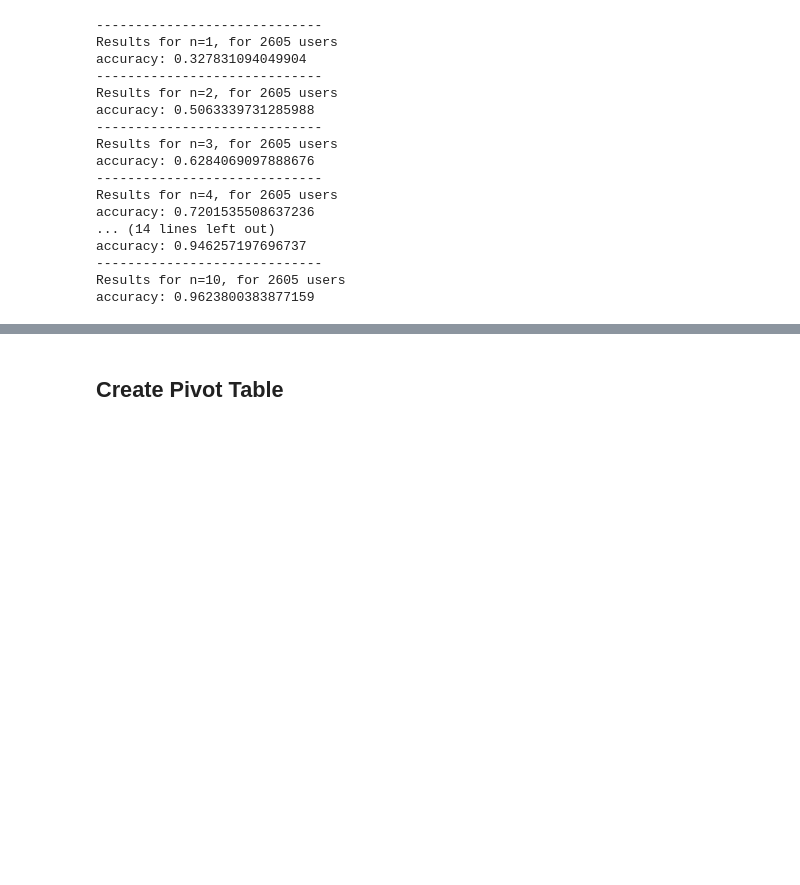
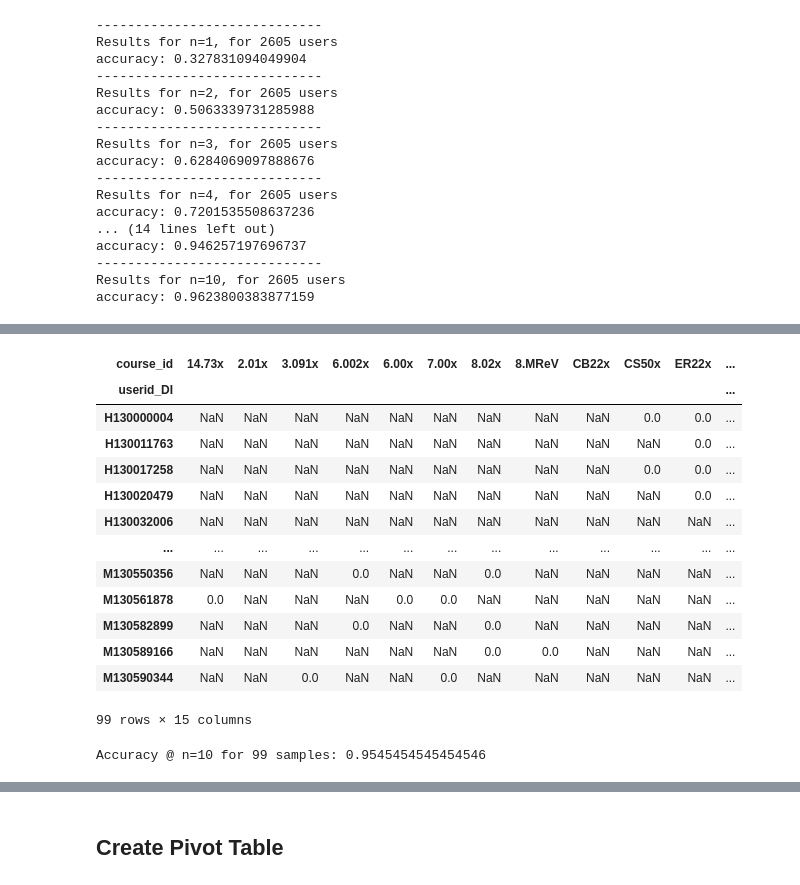
Before and after one commit to ainica/CM3070, a Jupyter notebook: CF.ipynb, the cells around one changed output, grey strips where cells are left out. Drawn from its saved outputs; the diff is of its cells as text; code cells hidden in the pictures; blank space fills up the shorter version.

```diff
--- a/CF.ipynb
+++ b/CF.ipynb
@@ -1801,0 +1347,56 @@ testsetA.iloc[:,:-1]
+# %%
+# Change all non-zero values to 0
+for col in testsetB.columns[:-1]:
+    testsetB[col] = np.where((testsetB[col]==1) | (testsetB[col]==2), 0, testsetB[col])
+# %%
+testsetB
+# %% [output]
+| course_id | 14.73x | 2.01x | 3.091x | 6.002x | 6.00x | 7.00x | 8.02x | 8.MReV | CB22x | CS50x | ER22x | ... |
+| userid_DI |  |  |  |  |  |  |  |  |  |  |  | ... |
+| H130000004 | NaN | NaN | NaN | NaN | NaN | NaN | NaN | NaN | NaN | 0.0 | 0.0 | ... |
+| H130011763 | NaN | NaN | NaN | NaN | NaN | NaN | NaN | NaN | NaN | NaN | 0.0 | ... |
+| H130017258 | NaN | NaN | NaN | NaN | NaN | NaN | NaN | NaN | NaN | 0.0 | 0.0 | ... |
+| H130020479 | NaN | NaN | NaN | NaN | NaN | NaN | NaN | NaN | NaN | NaN | 0.0 | ... |
+| H130032006 | NaN | NaN | NaN | NaN | NaN | NaN | NaN | NaN | NaN | NaN | NaN | ... |
+| ... | ... | ... | ... | ... | ... | ... | ... | ... | ... | ... | ... | ... |
+| M130550356 | NaN | NaN | NaN | 0.0 | NaN | NaN | 0.0 | NaN | NaN | NaN | NaN | ... |
+| M130561878 | 0.0 | NaN | NaN | NaN | 0.0 | 0.0 | NaN | NaN | NaN | NaN | NaN | ... |
+| M130582899 | NaN | NaN | NaN | 0.0 | NaN | NaN | 0.0 | NaN | NaN | NaN | NaN | ... |
+| M130589166 | NaN | NaN | NaN | NaN | NaN | NaN | 0.0 | 0.0 | NaN | NaN | NaN | ... |
+| M130590344 | NaN | NaN | 0.0 | NaN | NaN | 0.0 | NaN | NaN | NaN | NaN | NaN | ... |
+99 rows × 15 columns
+# %%
+# Alternate Recommender
+top_n_rec_results_setB = {}
+n = 10
+l = len(testsetB)
+
+for i in range(n,n+1):
+#     print("--------------------------------------------------")
+#     print(f"Number of recommended courses: {i}")
+#     print(f"Number of samples: {l}")
+    sum_correct = 0
+
+    top_n_rec_results_setB[i] = {}
+
+    for user in testsetB_user_list[:l]:
+        user_pref = testsetB.loc[user, testsetB.columns[-1]]
+#         print(f"user pref: {user_pref[0], user_pref[1]}")
+        rec_list = CF_recommender(user, n=i, testset=testsetB.iloc[:, :-1])
+#         print(rec_list)
+
+        top_n_rec_results_setB[i][user] = rec_list
+#         print(f"rec_list: {list(rec_list.keys())}")
+
+        if (user_pref[0] in rec_list.keys()) & (user_pref[1] in rec_list.keys()):
+#             print("both")
+            sum_correct += 2
+        elif (user_pref[0] in rec_list.keys()) | (user_pref[1] in rec_list.keys()):
+            sum_correct += 1
+
+    top_n_rec_results_setB[i]["n"] = i
+    top_n_rec_results_setB[i]["accuracy"] = sum_correct/(l*2)
+
+    print(f"Accuracy @ n={i} for {l} samples: {top_n_rec_results_setB[i]['accuracy']}")
+# %% [output]
+Accuracy @ n=10 for 99 samples: 0.9545454545454546
```
Also changed, not shown: parts of 96 cells of this notebook.
